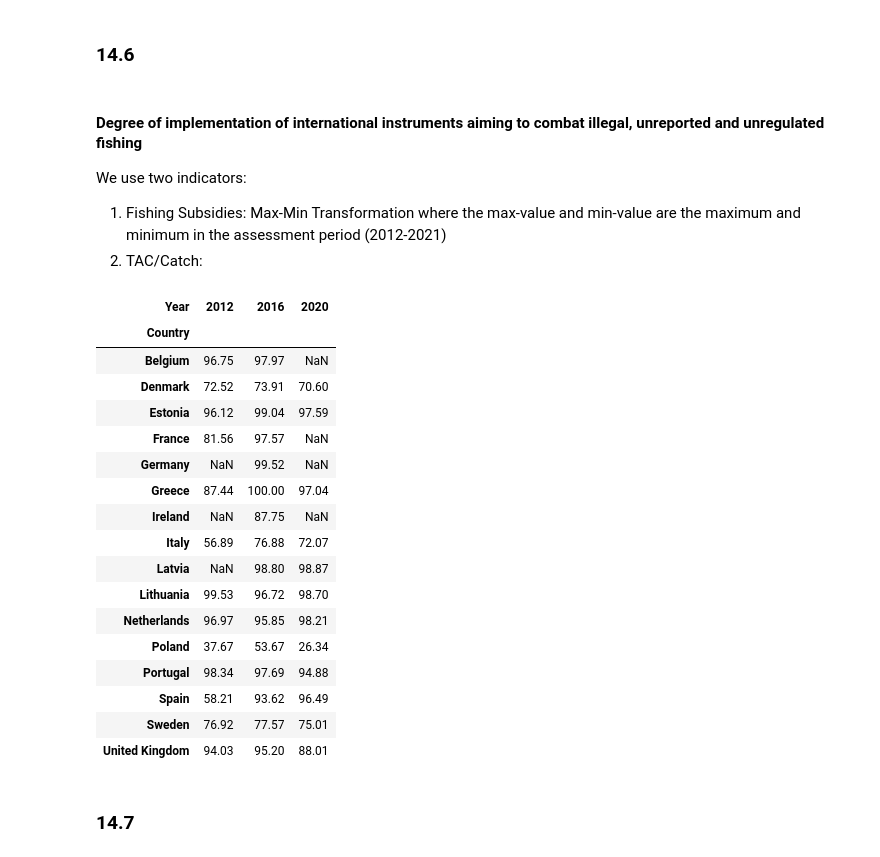
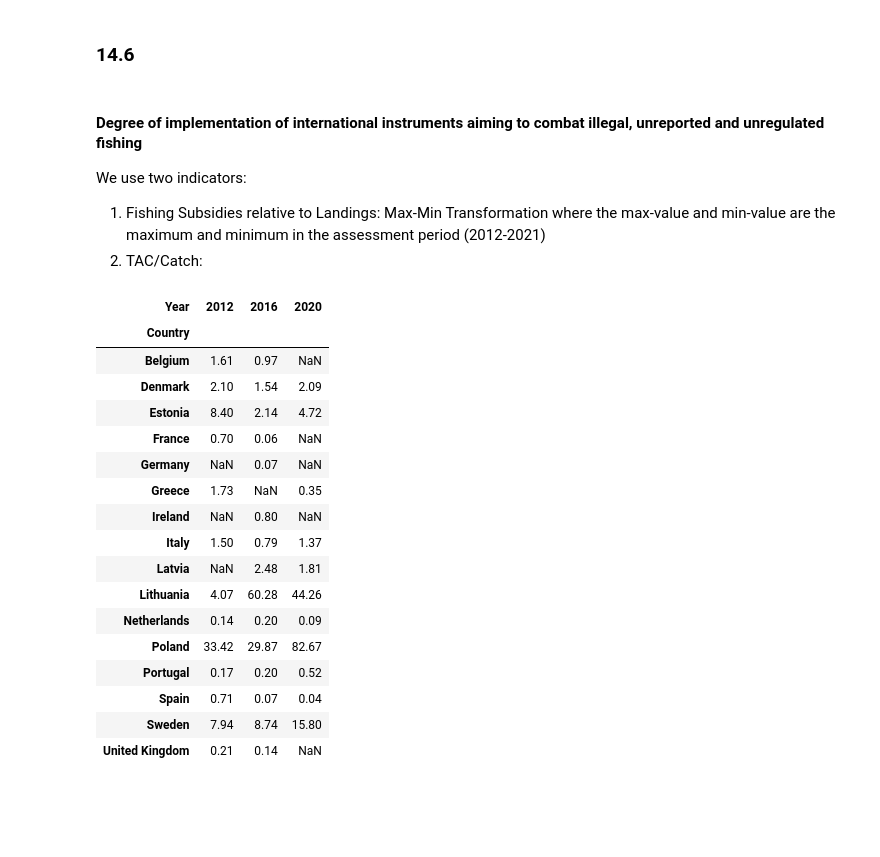
Before and after one commit to isaldiviagonzatti/sdg14, a Jupyter notebook: code/exploreSDG14.ipynb, the cells around one changed output. Saved outputs shown, nothing was run; the diff lists cells and outputs as text; code cells hidden in the pictures; blank space fills up the shorter version.

```diff
--- a/code/exploreSDG14.ipynb
+++ b/code/exploreSDG14.ipynb
@@ -730,7 +722,7 @@ ohi[[2012, 2016, 2022]]
 
 We use two indicators:
 
-1. Fishing Subsidies: Max-Min Transformation where the max-value and min-value are the maximum and minimum in the assessment period (2012-2021)
+1. Fishing Subsidies relative to Landings: Max-Min Transformation where the max-value and min-value are the maximum and minimum in the assessment period (2012-2021)
 2. TAC/Catch:
 # %%
 # Fisheries Support Estimate
@@ -763,34 +755,55 @@ for s in sorted(variableAll)+['']:
     prev = s
 
 fse = fse[(fse.vCode.isin(vSupport)) | (fse.vCode.isna())]
-fsePivot = fse.groupby(['Country', 'Year']).sum(numeric_only=True).reset_index().pivot_table(columns='Year', index='Country', values='Value', aggfunc='mean')
-mr = fsePivot.columns[-1] # most recent year
-
-#maxMin transformation as (x-max)/(max-min) * 100 --> converts to 0-100 scale with 0=worst, 100=best
-fseScore = ((fsePivot.loc[:,'2012':mr].max().max() - fsePivot[[2012,2016, mr]])/(fsePivot.loc[:,'2012':mr].max().max()
-                                                                   - fsePivot[[2012,2016, mr]].min().min())*100).round(2)
-fseScore
+fse = fse.groupby(['Country', 'Year']).sum(numeric_only=True).reset_index()
-# %% [output]
-| Year | 2012 | 2016 | 2020 |
-| Country |  |  |  |
-| Belgium | 96.75 | 97.97 | NaN |
-| Denmark | 72.52 | 73.91 | 70.60 |
-| Estonia | 96.12 | 99.04 | 97.59 |
-| France | 81.56 | 97.57 | NaN |
-| Germany | NaN | 99.52 | NaN |
-| Greece | 87.44 | 100.00 | 97.04 |
-| Ireland | NaN | 87.75 | NaN |
-| Italy | 56.89 | 76.88 | 72.07 |
-| Latvia | NaN | 98.80 | 98.87 |
-| Lithuania | 99.53 | 96.72 | 98.70 |
-| Netherlands | 96.97 | 95.85 | 98.21 |
-| Poland | 37.67 | 53.67 | 26.34 |
-| Portugal | 98.34 | 97.69 | 94.88 |
-| Spain | 58.21 | 93.62 | 96.49 |
-| Sweden | 76.92 | 77.57 | 75.01 |
-| United Kingdom | 94.03 | 95.20 | 88.01 |
+# %%
+# Even though the USD-EUR discrepancy does not affect the ratio we calculate,
+# we get today's exchange rate to convert landing values to USD and have a consistent unit
+# Solution source: https://stackoverflow.com/a/17250702/14534411
+r = requests.get('http://www.ecb.int/stats/eurofxref/eurofxref-daily.xml', stream=True)
+tree = ET.parse(r.raw)
+root = tree.getroot()
+namespaces = {'ex': 'http://www.ecb.int/vocabulary/2002-08-01/eurofxref'}
+currency = 'USD'
+match = root.find('.//ex:Cube[@currency="{}"]'.format(currency.upper()), namespaces=namespaces)
+eurTOusd = float(match.attrib['rate'])
+# %%
+# Landings of fishery products, TOTAL FISHERY PRODUCTS, Euro, Eurostat
+# https://ec.europa.eu/eurostat/databrowser/view/FISH_LD_MAIN/
+landing = pd.read_csv('./data/fish_ld_main.csv')
+landing['Country'] = landing.geo.map(abbrev_to_country).fillna(landing.geo)
+landing = landing[landing.Country.isin(countries)]
+landing = landing[['Country', 'TIME_PERIOD', 'OBS_VALUE', 'unit']]
+landing['landingUSD'] = landing.OBS_VALUE * eurTOusd
+# %%
+# merge subsidies-landings and calculate score
+fseLanding = pd.merge(fse, landing, how='left', left_on=['Country', 'Year'], right_on=['Country', 'TIME_PERIOD'])
+fseLanding['fseLanding'] = fseLanding.Value / fseLanding.landingUSD
+fseLanding = fseLanding.pivot_table(columns='Year', index='Country', values='fseLanding', aggfunc='mean')
+mr = fseLanding.columns[-1] # most recent year
+#maxMin transformation as (x - min)/(max-min) * 100 --> converts to 0-100 scale with 0=worst, 100=best
+fseScore = (( fseLanding[[2012,2016, mr]] - fseLanding.loc[:,'2012':mr].min().min()) / (fseLanding.loc[:,'2012':mr].max().max()
+                                                                   - fseLanding.loc[:,'2012':mr].min().min())*100).round(2)
+fseScore
+# %% [output]
+| Year | 2012 | 2016 | 2020 |
+| Country |  |  |  |
+| Belgium | 1.61 | 0.97 | NaN |
+| Denmark | 2.10 | 1.54 | 2.09 |
+| Estonia | 8.40 | 2.14 | 4.72 |
+| France | 0.70 | 0.06 | NaN |
+| Germany | NaN | 0.07 | NaN |
+| Greece | 1.73 | NaN | 0.35 |
+| Ireland | NaN | 0.80 | NaN |
+| Italy | 1.50 | 0.79 | 1.37 |
+| Latvia | NaN | 2.48 | 1.81 |
+| Lithuania | 4.07 | 60.28 | 44.26 |
+| Netherlands | 0.14 | 0.20 | 0.09 |
+| Poland | 33.42 | 29.87 | 82.67 |
+| Portugal | 0.17 | 0.20 | 0.52 |
+| Spain | 0.71 | 0.07 | 0.04 |
+| Sweden | 7.94 | 8.74 | 15.80 |
+| United Kingdom | 0.21 | 0.14 | NaN |
 # %%
 # TAC/Catch
-# %% [markdown]
-### 14.7
 # %% [markdown]
```
Also changed, not shown: parts of 32 cells of this notebook, 3 other files.
